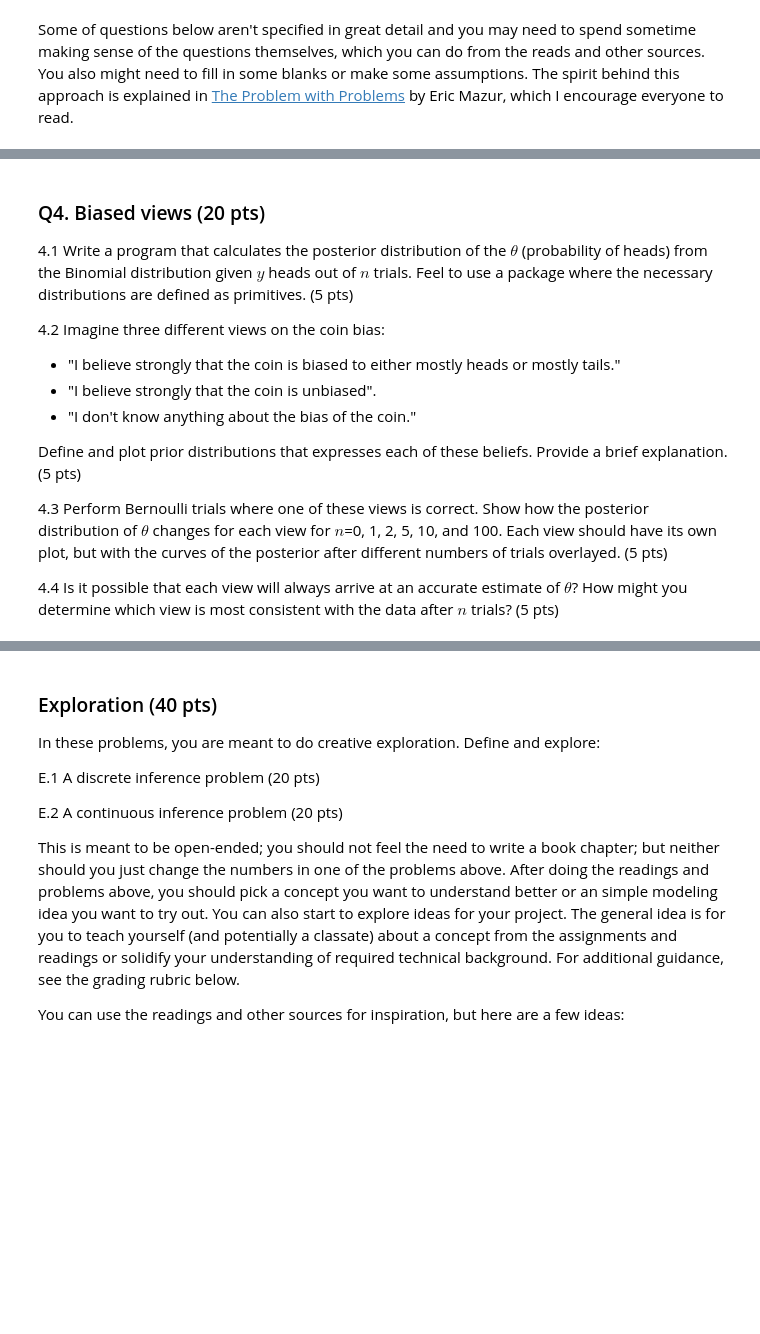
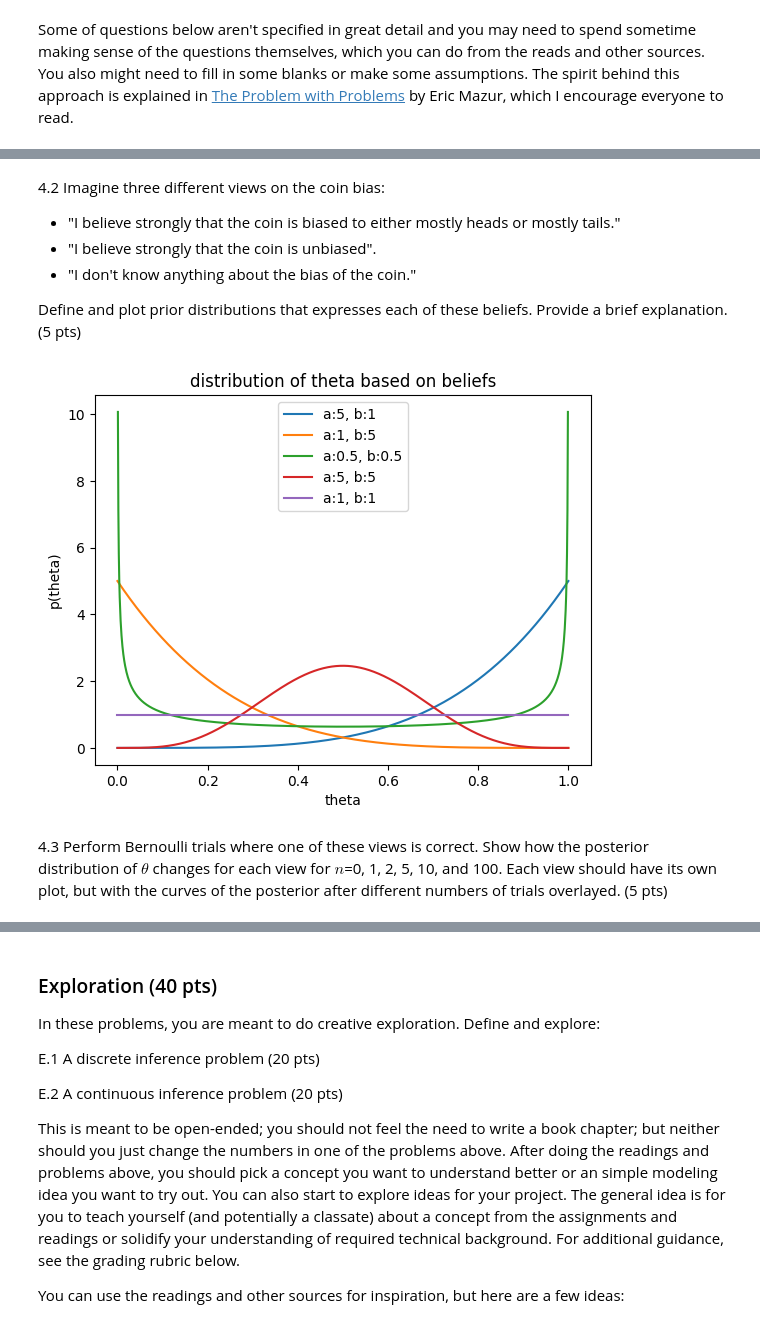
Before and after one commit to sakinkirti/CSDS491, a Jupyter notebook: CSDS491-A1-sak207.ipynb, the cells around one changed output, grey strips where cells are left out. Drawn from its saved outputs; the diff is of its cells as text; code cells hidden in the pictures; blank space fills up the shorter version.

```diff
--- a/CSDS491-A1-sak207.ipynb
+++ b/CSDS491-A1-sak207.ipynb
@@ -51,7 +150,4 @@ $a \perp b \wedge b \perp c \nRightarrow a \perp c$. Define a joint probability
 # %% [markdown]
-### Q4. Biased views (20 pts)
-
-4.1 Write a program that calculates the posterior distribution of the $\theta$ (probability of heads) from the Binomial distribution given $y$ heads out of $n$ trials.  Feel to use a package where the necessary distributions are defined as primitives. (5 pts)
 
 4.2 Imagine three different views on the coin bias:
 - "I believe strongly that the coin is biased to either mostly heads or mostly tails."
@@ -59,7 +155,43 @@ $a \perp b \wedge b \perp c \nRightarrow a \perp c$. Define a joint probability
 - "I don't know anything about the bias of the coin."
 
 Define and plot prior distributions that expresses each of these beliefs.  Provide a brief explanation. (5 pts)
-
-4.3 Perform Bernoulli trials where one of these views is correct.  Show how the posterior distribution of $\theta$ changes for each view for $n$=0, 1, 2, 5, 10, and 100.  Each view should have its own plot, but with the curves of the posterior after different numbers of trials overlayed. (5 pts)
-
-4.4 Is it possible that each view will always arrive at an accurate estimate of $\theta$?  How might you determine which view is most consistent with the data after $n$ trials? (5 pts)
+# %%
+# function to plot beliefs about the coin
+import numpy as np
+from scipy import stats
+from matplotlib import pyplot as plt
+
+def plot_beliefs(a: float=1, b: float=1):
+    """
+    function to plot beliefs about theta of coin
+
+    params:
+    a: float - alpha parameter defining the left tail
+    b: float - beta parameter defining the right tail
+
+    return:
+    None
+    """
+
+    # generate outcome
+    X = np.linspace(0, 1, 1000)
+    Y = stats.beta.pdf(X, a, b)
+
+    # plot
+    plt.plot(X, Y)
+    plt.title(f"distribution of theta based on beliefs")
+    plt.xlabel("theta")
+    plt.ylabel("p(theta)")
+# %%
+# test the function above
+plot_beliefs(5, 1)
+plot_beliefs(1, 5)
+plot_beliefs(0.5, 0.5)
+plot_beliefs(5, 5)
+plot_beliefs(1, 1)
+plt.legend(["a:5, b:1", "a:1, b:5", "a:0.5, b:0.5", "a:5, b:5", "a:1, b:1"])
+plt.show()
+# %% [output]
+[figure, added]
+# %% [markdown]
+4.3 Perform Bernoulli trials where one of these views is correct.  Show how the posterior distribution of $\theta$ changes for each view for $n$=0, 1, 2, 5, 10, and 100.  Each view should have its own plot, but with the curves of the posterior after different numbers of trials overlayed. (5 pts)
```
Also changed, not shown: parts of 28 cells of this notebook.
